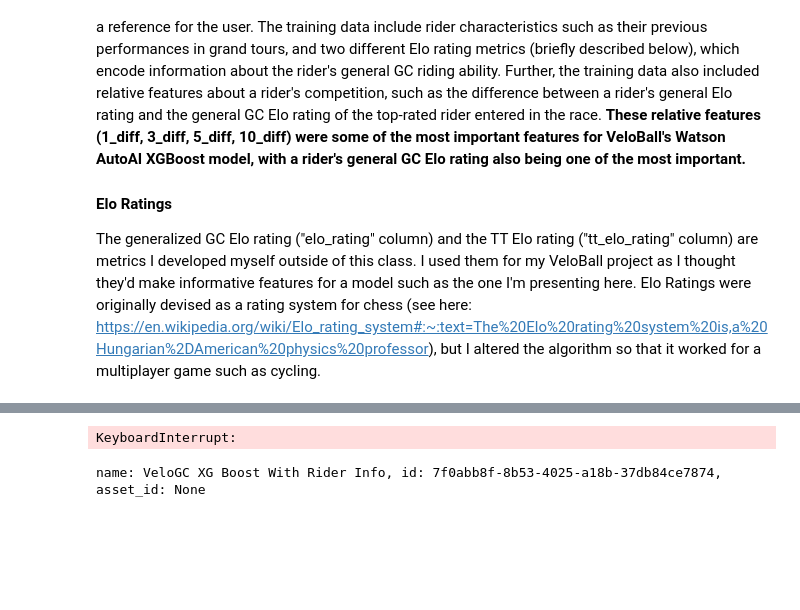
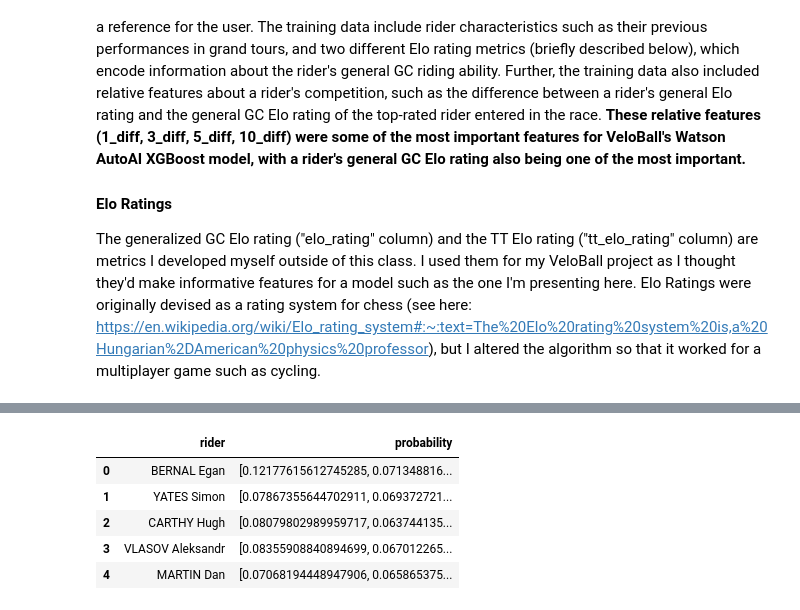
Before and after one commit to SamMorton123/velo-research, a Jupyter notebook: research/veloball-demonstration.ipynb, the cells around one changed output, grey strips where cells are left out. Saved outputs shown, nothing was run; the diff lists cells and outputs as text; code cells hidden in the pictures; blank space fills up the shorter version.

```diff
--- a/research/veloball-demonstration.ipynb
+++ b/research/veloball-demonstration.ipynb
@@ -103,8 +88,15 @@ jobs
-# %%
-batch.get_job_result(scoring_job_id = 'e9f0f49b-3963-4697-872e-0009fc150bec')
-# %% [output]
-KeyboardInterrupt:
-# %%
-batch
-# %% [output]
-name: VeloGC XG Boost With Rider Info, id: 7f0abb8f-8b53-4025-a18b-37db84ce7874, asset_id: None
+# %%
+# ===== Load the example VeloBall output ===== #
+out = pd.read_csv('veloball-output-example.csv')
+
+# ==== Drop the prediction column and convert probability column to lists ===== #
+out = out.drop(columns = 'prediction')
+out['probability'] = [ast.literal_eval(probs) for probs in out['probability']]
+out.head(5)
+# %% [output]
+|  | rider | probability |
+| 0 | BERNAL Egan | [0.12177615612745285, 0.071348816... |
+| 1 | YATES Simon | [0.07867355644702911, 0.069372721... |
+| 2 | CARTHY Hugh | [0.08079802989959717, 0.063744135... |
+| 3 | VLASOV Aleksandr | [0.08355908840894699, 0.067012265... |
+| 4 | MARTIN Dan | [0.07068194448947906, 0.065865375... |
```
Also changed, not shown: parts of 24 cells of this notebook.
